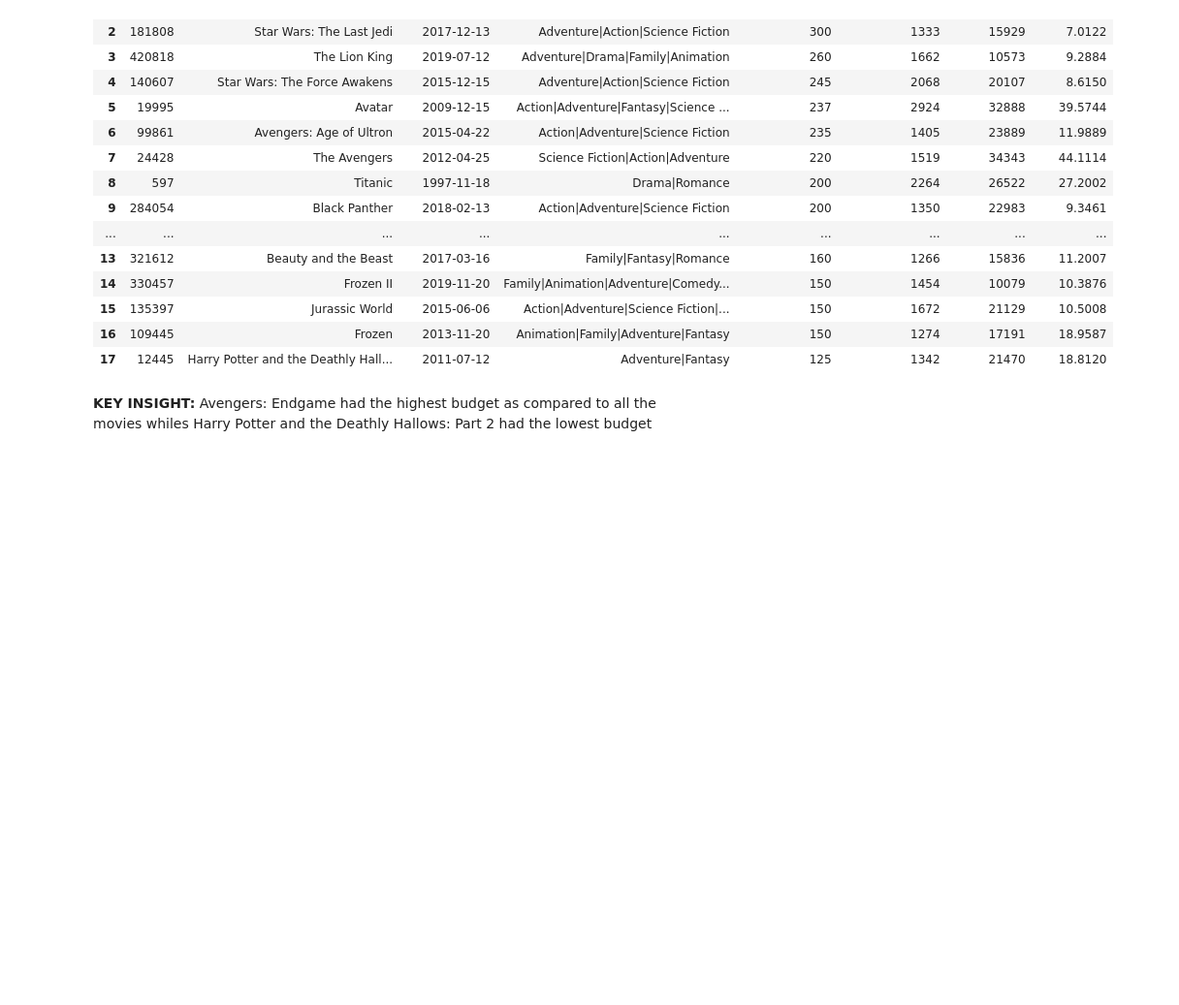
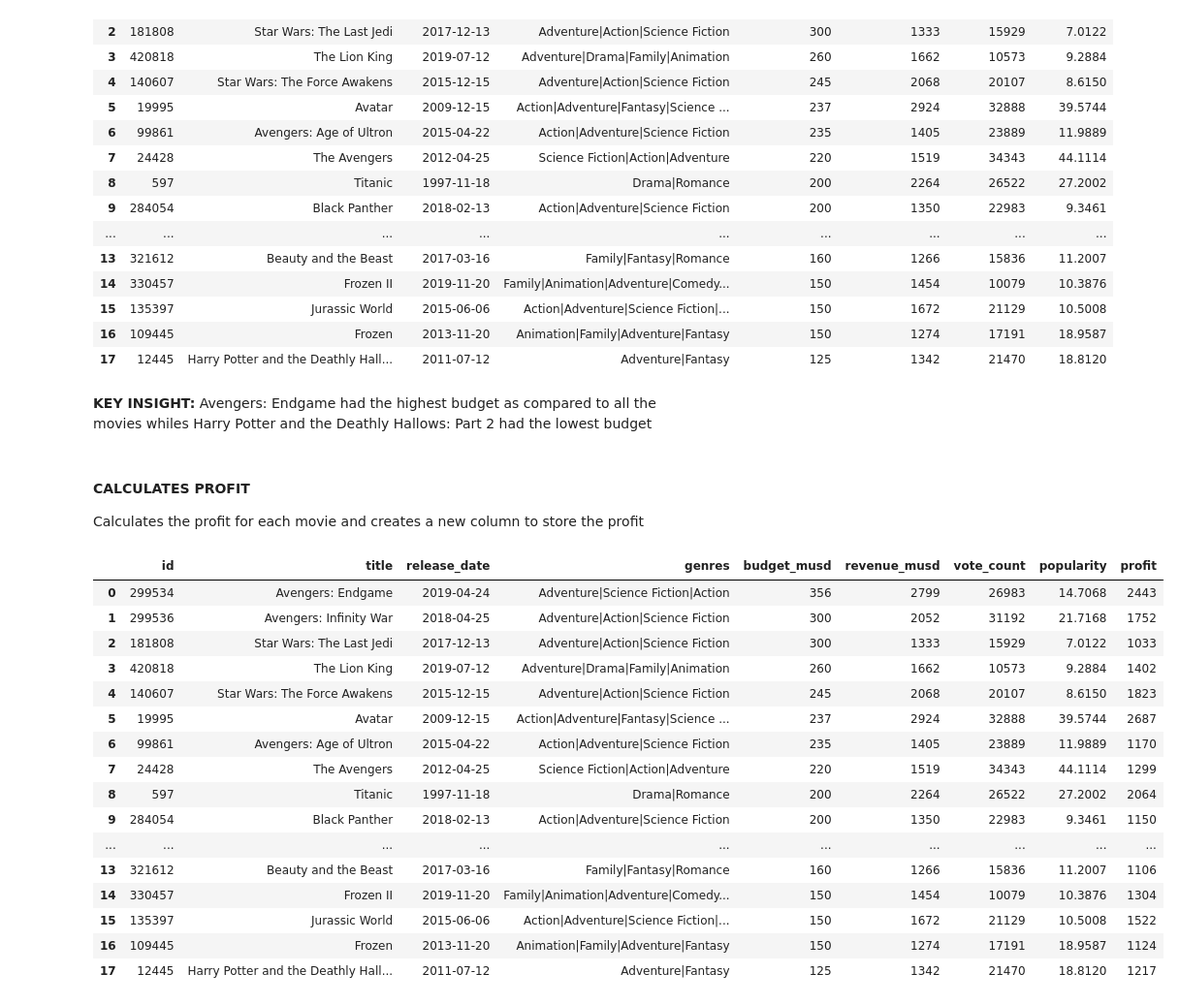
Before and after one commit to PercyAyimbilaNsolemna/TMDB_Movie_Data_Analysis, a Jupyter notebook: Notebook/movieAnalysis.ipynb, the cells around one changed output. Shown at 97% size. Saved outputs shown, nothing was run; the diff lists cells and outputs as text; code cells hidden in the pictures; blank space fills up the shorter version.

Commit message:
Add a function that calculates the profit of eah movie.

```diff
--- a/Notebook/movieAnalysis.ipynb
+++ b/Notebook/movieAnalysis.ipynb
@@ -556,3 +556,33 @@ movies_ranked_by_budget[columns_to_display]
 | 17 | 12445 | Harry Potter and the Deathly Hall... | 2011-07-12 | Adventure|Fantasy | 125 | 1342 | 21470 | 18.8120 |
 # %% [markdown]
 **KEY INSIGHT:** Avengers: Endgame had the highest budget as compared to all the movies whiles Harry Potter and the Deathly Hallows: Part 2 had the lowest budget
+# %% [markdown]
+#### **CALCULATES PROFIT**
+
+Calculates the profit for each movie and creates a new column to store the profit
+# %%
+movie_data_with_profit = calculateProfit(data=movie_data, revenueColumn="revenue_musd",
+                                         budgetColumn="budget_musd"
+                                         )
+
+columns_to_display.append("profit")
+
+movie_data_with_profit[columns_to_display]
+# %% [output]
+|  | id | title | release_date | genres | budget_musd | revenue_musd | vote_count | popularity | profit |
+| 0 | 299534 | Avengers: Endgame | 2019-04-24 | Adventure|Science Fiction|Action | 356 | 2799 | 26983 | 14.7068 | 2443 |
+| 1 | 299536 | Avengers: Infinity War | 2018-04-25 | Adventure|Action|Science Fiction | 300 | 2052 | 31192 | 21.7168 | 1752 |
+| 2 | 181808 | Star Wars: The Last Jedi | 2017-12-13 | Adventure|Action|Science Fiction | 300 | 1333 | 15929 | 7.0122 | 1033 |
+| 3 | 420818 | The Lion King | 2019-07-12 | Adventure|Drama|Family|Animation | 260 | 1662 | 10573 | 9.2884 | 1402 |
+| 4 | 140607 | Star Wars: The Force Awakens | 2015-12-15 | Adventure|Action|Science Fiction | 245 | 2068 | 20107 | 8.6150 | 1823 |
+| 5 | 19995 | Avatar | 2009-12-15 | Action|Adventure|Fantasy|Science ... | 237 | 2924 | 32888 | 39.5744 | 2687 |
+| 6 | 99861 | Avengers: Age of Ultron | 2015-04-22 | Action|Adventure|Science Fiction | 235 | 1405 | 23889 | 11.9889 | 1170 |
+| 7 | 24428 | The Avengers | 2012-04-25 | Science Fiction|Action|Adventure | 220 | 1519 | 34343 | 44.1114 | 1299 |
+| 8 | 597 | Titanic | 1997-11-18 | Drama|Romance | 200 | 2264 | 26522 | 27.2002 | 2064 |
+| 9 | 284054 | Black Panther | 2018-02-13 | Action|Adventure|Science Fiction | 200 | 1350 | 22983 | 9.3461 | 1150 |
+| ... | ... | ... | ... | ... | ... | ... | ... | ... | ... |
+| 13 | 321612 | Beauty and the Beast | 2017-03-16 | Family|Fantasy|Romance | 160 | 1266 | 15836 | 11.2007 | 1106 |
+| 14 | 330457 | Frozen II | 2019-11-20 | Family|Animation|Adventure|Comedy... | 150 | 1454 | 10079 | 10.3876 | 1304 |
+| 15 | 135397 | Jurassic World | 2015-06-06 | Action|Adventure|Science Fiction|... | 150 | 1672 | 21129 | 10.5008 | 1522 |
+| 16 | 109445 | Frozen | 2013-11-20 | Animation|Family|Adventure|Fantasy | 150 | 1274 | 17191 | 18.9587 | 1124 |
+| 17 | 12445 | Harry Potter and the Deathly Hall... | 2011-07-12 | Adventure|Fantasy | 125 | 1342 | 21470 | 18.8120 | 1217 |
```
Also changed, not shown: parts of 6 cells of this notebook, 1 other file.
